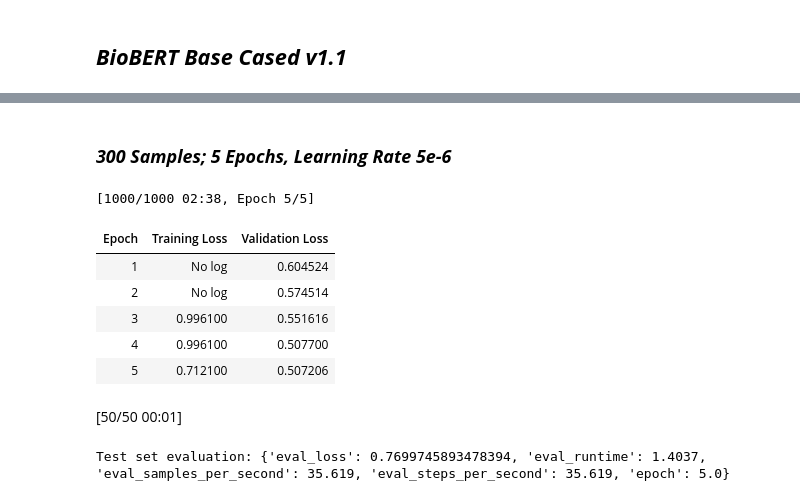
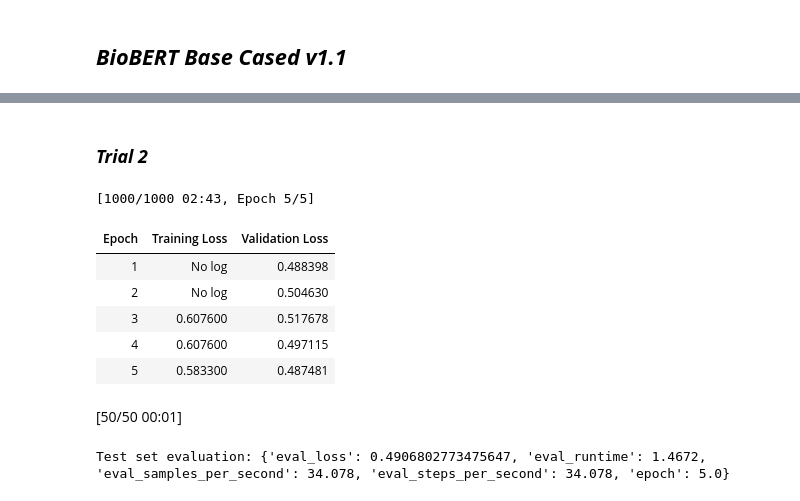
Before and after one commit to almond5/CAP5510_Datasets, a Jupyter notebook: qna_method/qna_biobert.ipynb, the cells around one changed output, grey strips where cells are left out. Drawn from its saved outputs; the diff is of its cells as text; code cells hidden in the pictures.

```diff
--- a/qna_method/qna_biobert.ipynb
+++ b/qna_method/qna_biobert.ipynb
@@ -82,13 +79,13 @@ def preprocess_function(examples):
     return model_inputs
 
 # Select a small subset of the dataset for demonstration
-small_ds = ds['train'].select(range(100))
+small_ds = ds['train'].select(range(200))
 tokenized_ds = small_ds.map(preprocess_function, batched=True)
 
 # Split the dataset into training, validation, and test sets
-train_size = 60
-val_size = 20
-test_size = 20
+train_size = 100
+val_size = 50
+test_size = 50
 
 train_dataset, val_dataset, test_dataset = torch.utils.data.random_split(
     tokenized_ds, [train_size, val_size, test_size]
@@ -99,7 +96,7 @@ training_args = TrainingArguments(
     output_dir="./results",
     evaluation_strategy="epoch",
     learning_rate=2e-6,
-    num_train_epochs=3,
+    num_train_epochs=5,
     per_device_train_batch_size=1,
     per_device_eval_batch_size=1,
     weight_decay=0.01,
@@ -335,5 +581,5 @@ Accuracy: 0.78
-# %% [markdown]
-### ***300 Samples; 5 Epochs, Learning Rate 5e-6***
+# %% [markdown]
+### ***Trial 2***
 # %%
 # Preprocess the dataset
 def preprocess_function(examples):
@@ -361,42 +607,42 @@ train_dataset, val_dataset, test_dataset = torch.utils.data.random_split(
     tokenized_ds, [train_size, val_size, test_size]
 )
 
 # Define training arguments
 training_args = TrainingArguments(
     output_dir="./results",
     evaluation_strategy="epoch",
-    learning_rate=5e-6,
+    learning_rate=2e-6,
     num_train_epochs=5,
     per_device_train_batch_size=1,
     per_device_eval_batch_size=1,
     weight_decay=0.01,
 )
 
 # Initialize the Trainer
 trainer = Trainer(
     model=model,
     args=training_args,
     train_dataset=train_dataset,
     eval_dataset=val_dataset,
     tokenizer=tokenizer,
 )
 
 # Train the model
 trainer.train()
 
 # Evaluate the model
 metrics = trainer.evaluate(eval_dataset=test_dataset)
 print("Test set evaluation:", metrics)
 # %% [output]
-[1000/1000 02:38, Epoch 5/5]
+[1000/1000 02:43, Epoch 5/5]
 | Epoch | Training Loss | Validation Loss |
-| 1 | No log | 0.604524 |
-| 2 | No log | 0.574514 |
-| 3 | 0.996100 | 0.551616 |
-| 4 | 0.996100 | 0.507700 |
-| 5 | 0.712100 | 0.507206 |
+| 1 | No log | 0.488398 |
+| 2 | No log | 0.504630 |
+| 3 | 0.607600 | 0.517678 |
+| 4 | 0.607600 | 0.497115 |
+| 5 | 0.583300 | 0.487481 |
 [50/50 00:01]
-Test set evaluation: {'eval_loss': 0.7699745893478394, 'eval_runtime': 1.4037, 'eval_samples_per_second': 35.619, 'eval_steps_per_second': 35.619, 'epoch': 5.0}
+Test set evaluation: {'eval_loss': 0.4906802773475647, 'eval_runtime': 1.4672, 'eval_samples_per_second': 34.078, 'eval_steps_per_second': 34.078, 'epoch': 5.0}
 # %%
 # Generate predictions
 def prediction_answer(question, context):
```
Also changed, not shown: parts of 30 cells of this notebook.
